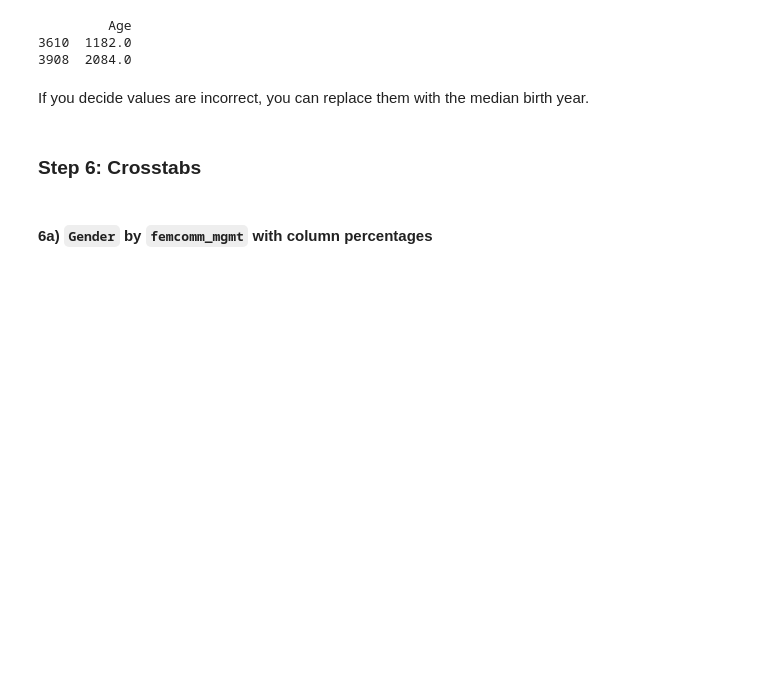
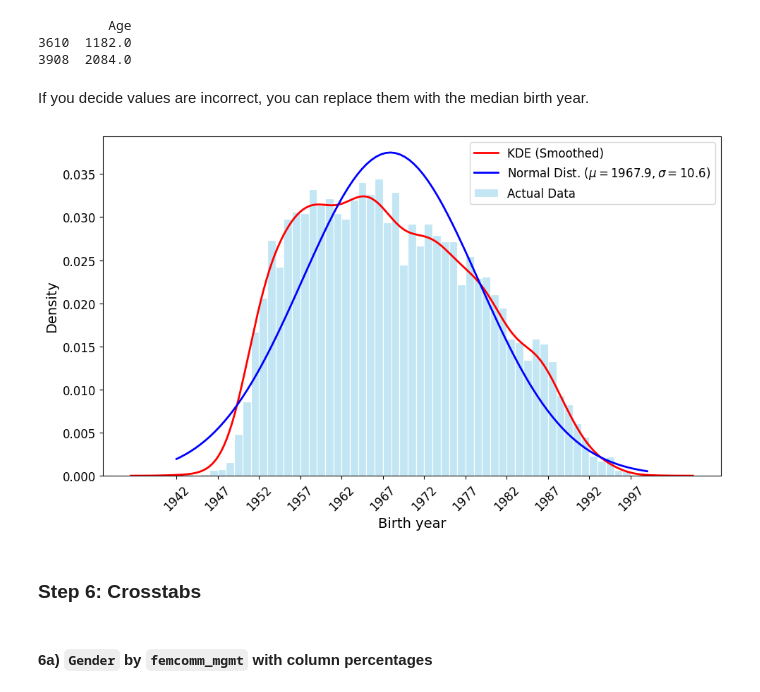
Before and after one commit to cca-cce/osm-comm, a Jupyter notebook: jnb/skpm20_labs.ipynb, the cells around one changed output. Cells and saved outputs as stored; diff of their text form; code cells hidden in the pictures; blank space fills up the shorter version.

```diff
--- a/jnb/skpm20_labs.ipynb
+++ b/jnb/skpm20_labs.ipynb
@@ -172,3 +172,48 @@ median_birth_year = df["Age"].median()
+# %%
+import numpy as np
+from scipy.stats import norm
+import matplotlib.pyplot as plt
+import seaborn as sns
+
+# Clean the data
+age_clean = df["Age"].dropna().astype(int)
+
+# 1. Calculate the exact range of years
+start_year = age_clean.min()
+end_year = age_clean.max()
+
+# 2. Create bins for every single year (plus one for the final edge)
+# This ensures each year gets its own dedicated bar
+year_bins = range(start_year, end_year + 2)
+
+# 1. Calculate parameters
+mu = age_clean.mean()
+sigma = age_clean.std()
+
+plt.figure(figsize=(10, 6))
+
+# 2. Histogram
+sns.histplot(age_clean, bins=year_bins, stat="density", color="skyblue",
+             edgecolor="white", alpha=0.5, label="Actual Data")
+
+# 3. KDE
+sns.kdeplot(age_clean, color="red", linewidth=2, label="KDE (Smoothed)")
+
+# 4. Normal Curve - Note the 'r' prefix for the label
+x = np.linspace(age_clean.min(), age_clean.max(), 100)
+p = norm.pdf(x, mu, sigma)
+plt.plot(x, p, 'b', linewidth=2,
+         label=r'Normal Dist. ($\mu={:.1f}, \sigma={:.1f}$)'.format(mu, sigma))
+
+# Formatting
+plt.xticks(range(int(age_clean.min()), int(age_clean.max()) + 1, 5), rotation=45)
+plt.xlabel("Birth year")
+plt.ylabel("Density")
+plt.legend()
+plt.tight_layout()
+plt.show()
+# %% [output]
+[figure, added]
 # %% [markdown]
 ### Step 6: Crosstabs
 # %% [markdown]
```
Also changed, not shown: parts of 5 cells of this notebook, 1 other file.
